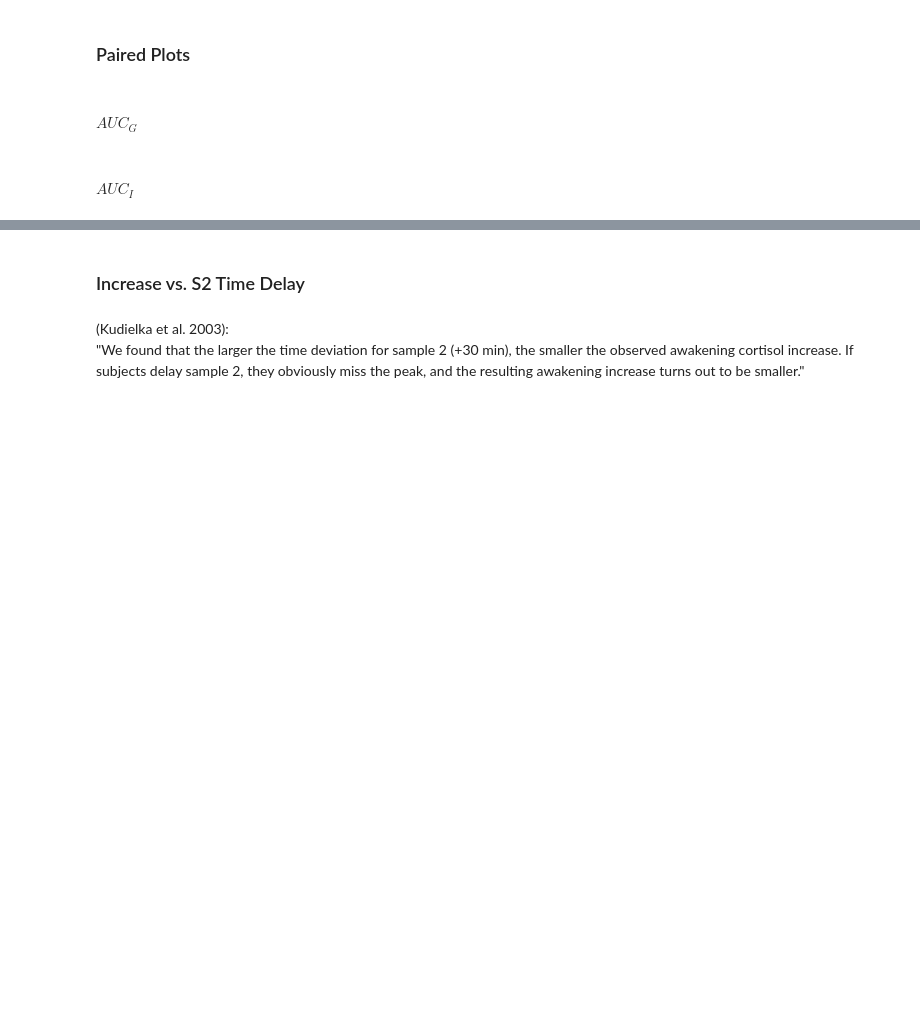
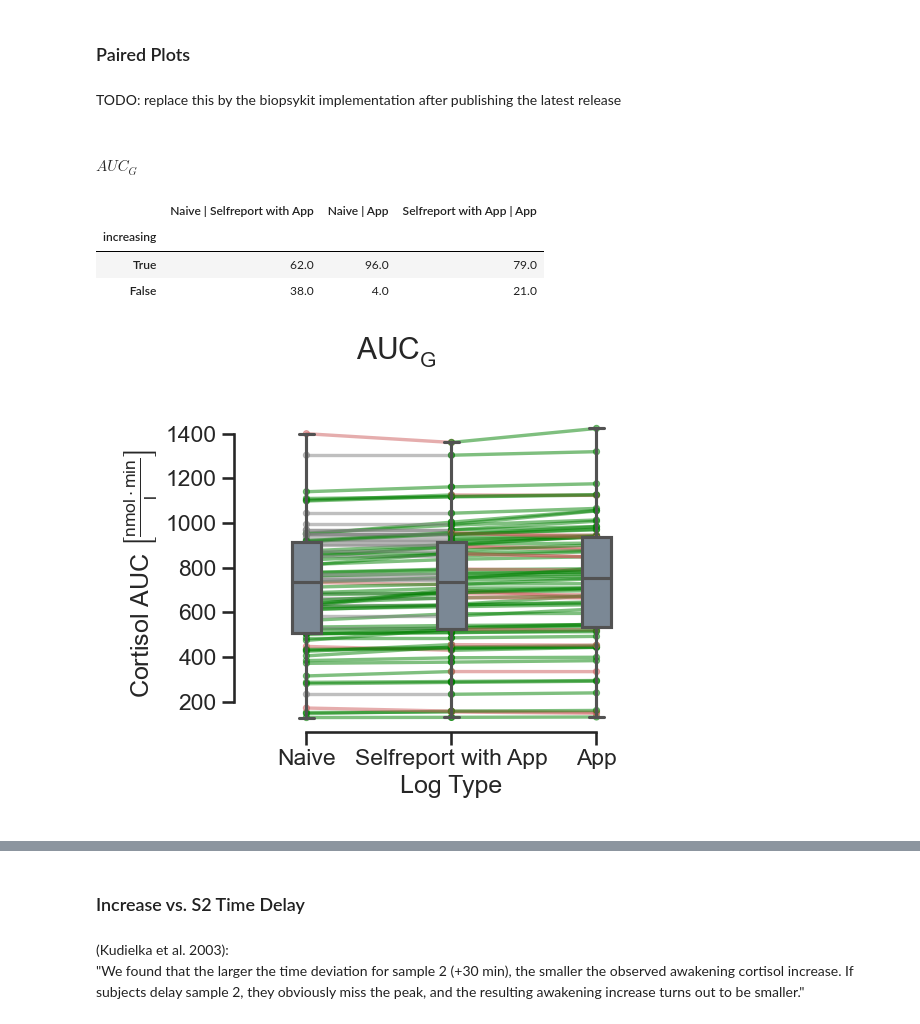
Before and after one commit to mad-lab-fau/carwatch-analysis, a Jupyter notebook: experiments/2022_car_sampling_pnec/notebooks/analysis/Cortisol_Analysis.ipynb, the cells around one changed output, grey strips where cells are left out. Cells and saved outputs as stored; diff of their text form; code cells hidden in the pictures; blank space fills up the shorter version.

```diff
--- a/experiments/2022_car_sampling_pnec/notebooks/analysis/Cortisol_Analysis.ipynb
+++ b/experiments/2022_car_sampling_pnec/notebooks/analysis/Cortisol_Analysis.ipynb
@@ -167,22 +260,19 @@ fig.tight_layout()
 # %% [markdown]
 ### Interaction Condition x Log Type
 # %%
-data_analysis = cort_features_analysis.copy()
+log_types = ["Naive", "Selfreport with App", "App"]
+
+data_analysis = cort_features_analysis.reindex(log_types, level="log_type")
 
 pipeline = StatsPipeline(
-    steps=[
-        ("prep", "normality"),
-        ("prep", "equal_var"),
-        ("test", "mixed_anova"),
-        ("posthoc", "pairwise_ttests")
-    ],
+    steps=[("prep", "normality"), ("prep", "equal_var"), ("test", "mixed_anova"), ("posthoc", "pairwise_tests")],
     params={
         "dv": "cortisol",
         "within": "log_type",
         "between": "condition",
         "subject": "night_id",
         "groupby": "saliva_feature",
-        "multicomp": {"method": "bonf", "levels": None}
+        "multicomp": {"method": "bonf", "levels": None},
     },
 )
 
@@ -191,4 +297,2 @@ pipeline.display_results(prep=False, posthoc=False)
 # %% [markdown]
 ### Paired Plots
-# %% [markdown]
-#### $AUC_G$
@@ -219,2 +299,2 @@ fig.tight_layout()
-# %% [markdown]
-#### $AUC_I$
+# %% [markdown]
+TODO: replace this by the biopsykit implementation after publishing the latest release
@@ -220,0 +308,21 @@ fig.tight_layout()
+# %% [markdown]
+#### $AUC_G$
+# %%
+data_increase = cort_features_analysis.reindex(log_types, level="log_type").xs("auc_g", level="saliva_feature")
+data_increase = data_increase.unstack("log_type")["cortisol"].dropna()
+data_increase = columnwise_difference(data_increase).round(2)
+data_increase = data_increase > 0
+data_increase = data_increase.apply(lambda df: df.value_counts(normalize=True) * 100)
+data_increase = data_increase.reindex([True, False]).round(0)
+data_increase.index.name = "increasing"
+dict_saliva_export["AUC_G_Log_Type_Increase"] = data_increase
+data_increase
+# %% [output]
+|  | Naive | Selfreport with App | Naive | App | Selfreport with App | App |
+| increasing |  |  |  |
+| True | 62.0 | 96.0 | 79.0 |
+| False | 38.0 | 4.0 | 21.0 |
+# %%
+fig, ax = paired_plot_auc(data=cort_features_analysis, saliva_feature="auc_g", log_types=log_types, figsize=(6, 5))
+# %% [output]
+[figure, added]
```
Also changed, not shown: parts of 28 cells of this notebook, 45 other files.
